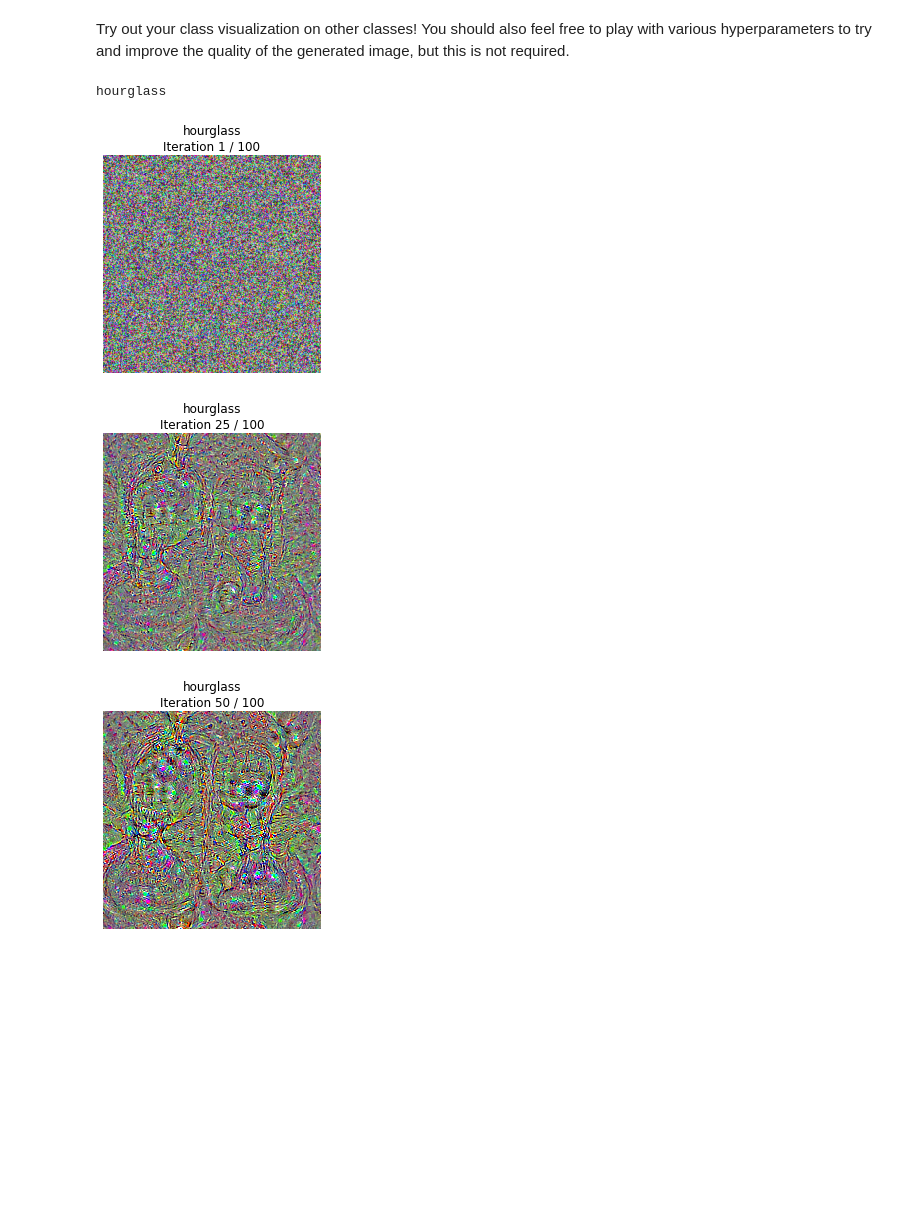
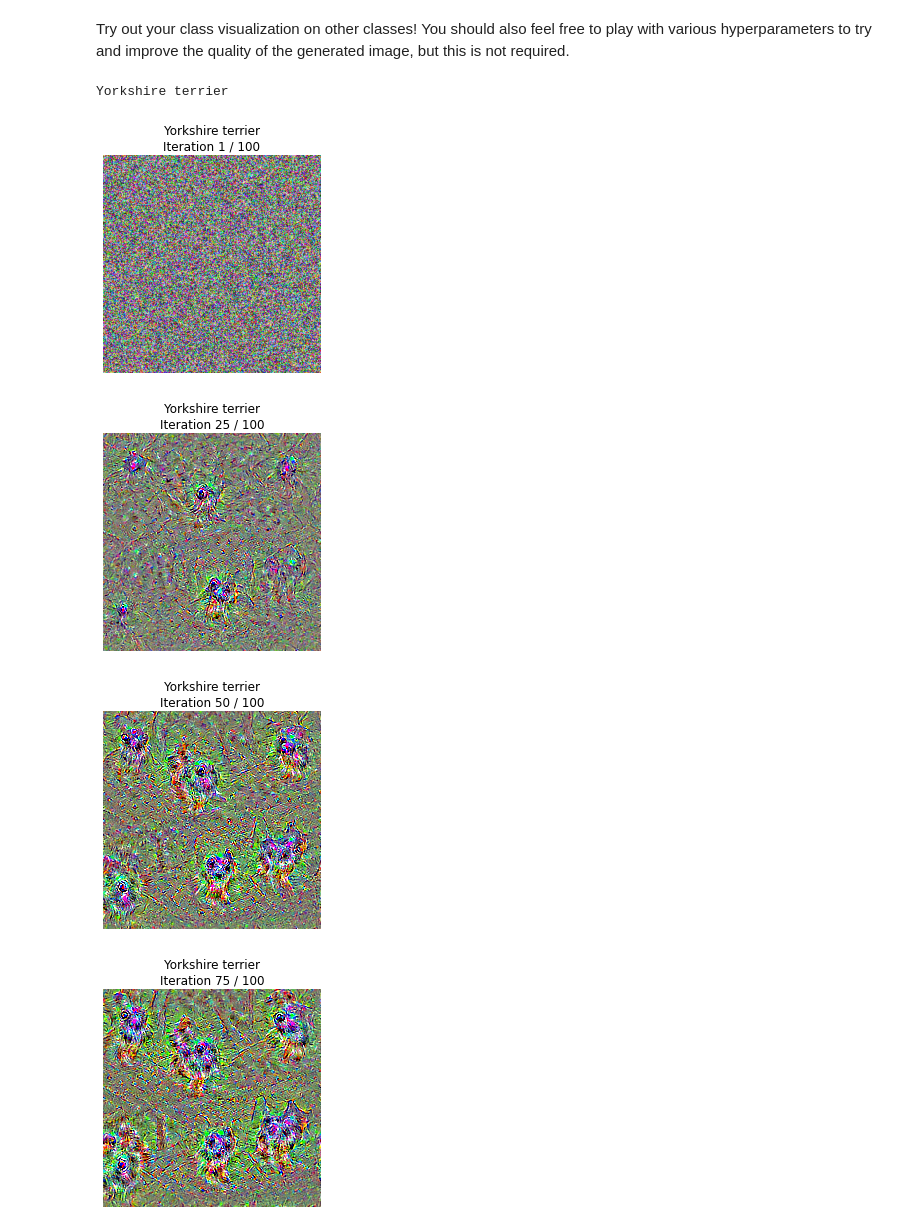
Before and after one commit to trolmark/cs231n, a Jupyter notebook: Assignment_3/NetworkVisualization-TensorFlow.ipynb, the cells around one changed output. Saved outputs shown, nothing was run; the diff lists cells and outputs as text; code cells hidden in the pictures; blank space fills up the shorter version.

```diff
--- a/Assignment_3/NetworkVisualization-TensorFlow.ipynb
+++ b/Assignment_3/NetworkVisualization-TensorFlow.ipynb
@@ -474,14 +474,15 @@ Try out your class visualization on other classes! You should also feel free to
 # %%
 #target_y = np.random.randint(1000)
 # target_y = 78 # Tick
-# target_y = 187 # Yorkshire Terrier
+target_y = 187 # Yorkshire Terrier
 # target_y = 683 # Oboe
 #target_y = 366 # Gorilla
-target_y = 604 # Hourglass
+#target_y = 604 # Hourglass
 print(class_names[target_y])
 X = create_class_visualization(target_y, model)
 # %% [output]
-hourglass
+Yorkshire terrier
-[figure, old version]
+[figure, new version]
-[figure, old version]
+[figure, new version]
-[figure, old version]
+[figure, new version]
+[figure, added]
```
Also changed, not shown: parts of 1 cell of this notebook, 1 other file.
